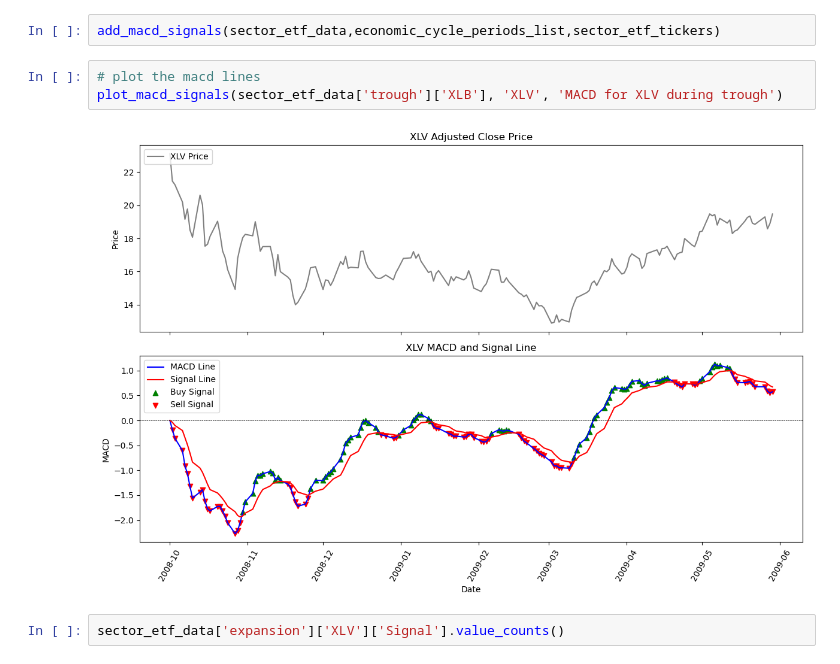
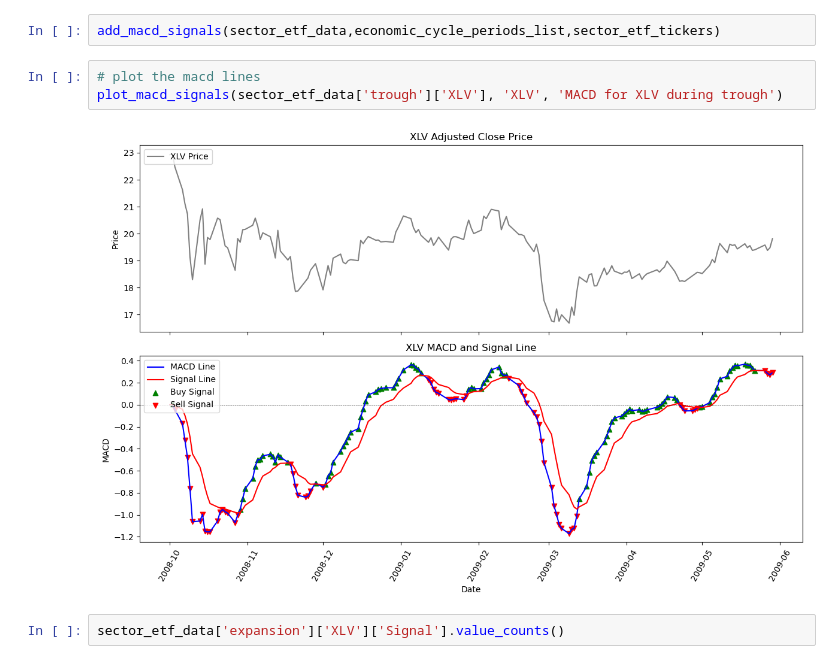
Before and after one commit to bennicholson2/Enhancing-Technical-Analysis-with-Data-Science, a Jupyter notebook: Technical Analysis/macd.ipynb, the cells around one changed output. Saved outputs shown, nothing was run; the diff lists cells and outputs as text.

```diff
--- a/Technical Analysis/macd.ipynb
+++ b/Technical Analysis/macd.ipynb
@@ -356,9 +360,9 @@ macd_components(sector_etf_data,economic_cycle_periods_list,sector_etf_tickers)[
 add_macd_signals(sector_etf_data,economic_cycle_periods_list,sector_etf_tickers)
 # %%
 # plot the macd lines
-plot_macd_signals(sector_etf_data['trough']['XLB'], 'XLV', 'MACD for XLV during trough')
+plot_macd_signals(sector_etf_data['trough']['XLV'], 'XLV', 'MACD for XLV during trough')
 # %% [output]
-[figure, old version]
+[figure, new version]
 # %%
 sector_etf_data['expansion']['XLV']['Signal'].value_counts()
 # %% [output]
```
Also changed, not shown: parts of 10 cells of this notebook, 29 other files.
